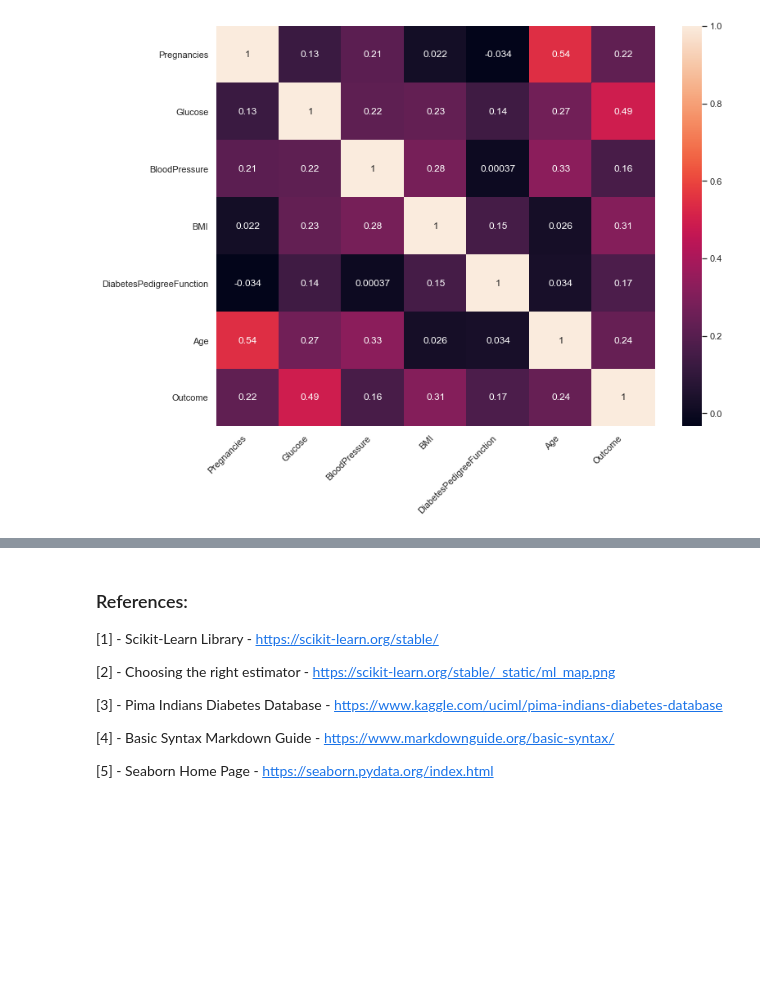
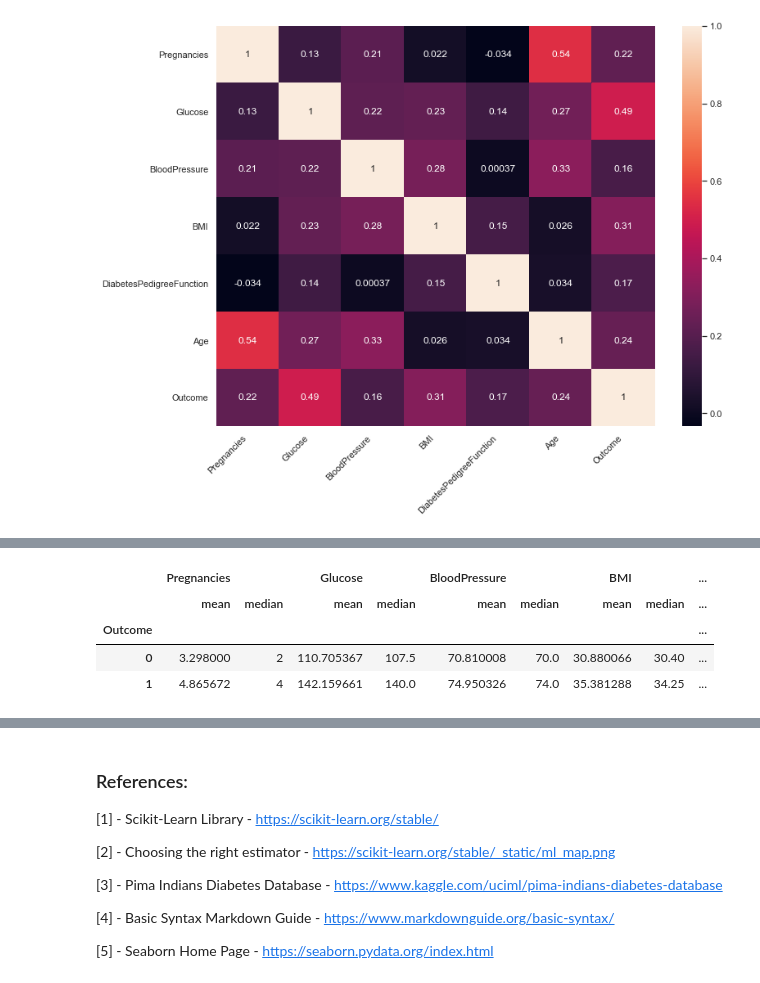
Before and after one commit to dssheldon/MLandStats-assignment-sds, a Jupyter notebook: scikit-learn.ipynb, the cells around one changed output, grey strips where cells are left out. Drawn from its saved outputs; the diff is of its cells as text; code cells hidden in the pictures; blank space fills up the shorter version.

```diff
--- a/scikit-learn.ipynb
+++ b/scikit-learn.ipynb
@@ -224,0 +241,13 @@ plt.show()
+# %%
+# https://www.geeksforgeeks.org/display-the-pandas-dataframe-in-table-style-and-border-around-the-table-and-not-around-the-rows/
+
+#df.style.set_table_styles([{'selector' : '','props' : [('border','2px solid green')]}])
+
+
+df.groupby('Outcome').agg(['mean', 'median'])
+# %% [output]
+|  | Pregnancies |  | Glucose |  | BloodPressure |  | BMI |  | ... |
+|  | mean | median | mean | median | mean | median | mean | median | ... |
+| Outcome |  |  |  |  |  |  |  |  | ... |
+| 0 | 3.298000 | 2 | 110.705367 | 107.5 | 70.810008 | 70.0 | 30.880066 | 30.40 | ... |
+| 1 | 4.865672 | 4 | 142.159661 | 140.0 | 74.950326 | 74.0 | 35.381288 | 34.25 | ... |
```
Also changed, not shown: parts of 6 cells of this notebook.
